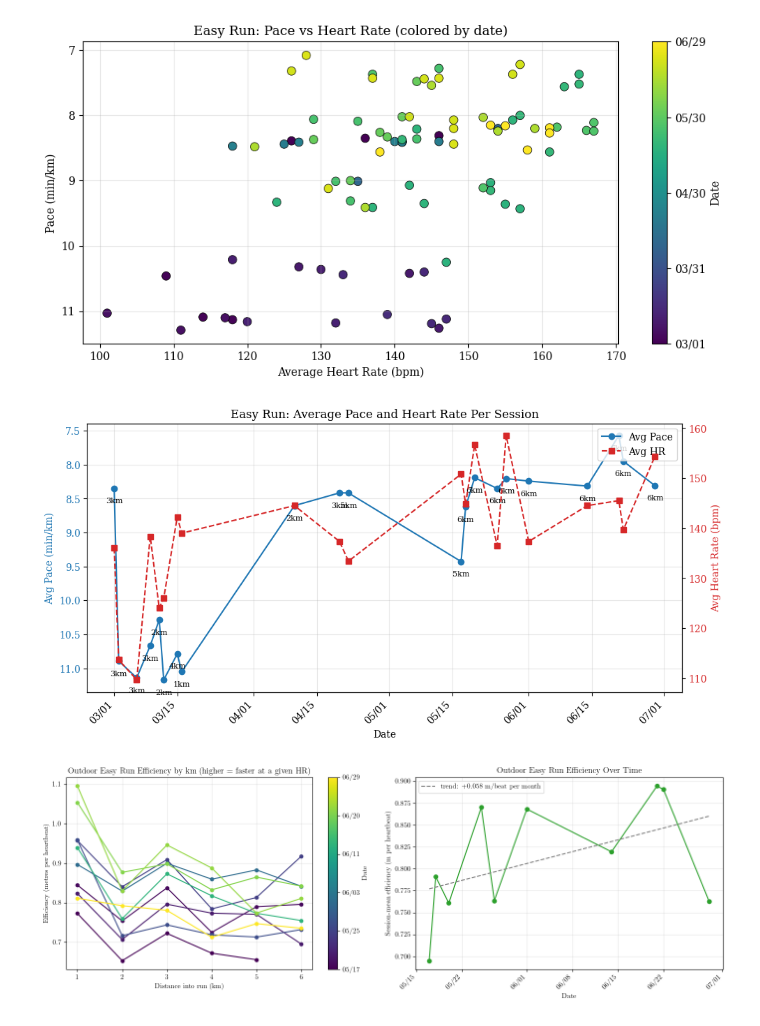
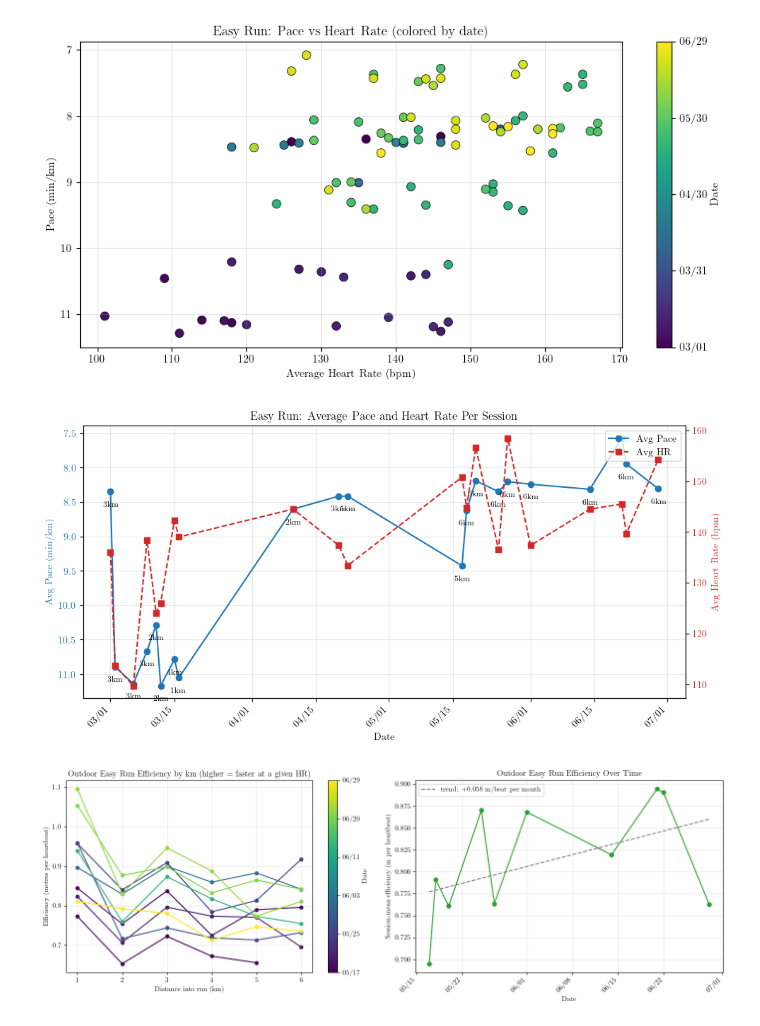
Before and after one commit to aidanvyas/human_evals, a Jupyter notebook: runbench.ipynb, the cells around one changed output. Drawn from its saved outputs; the diff is of its cells as text; code cells hidden in the pictures.

```diff
--- a/runbench.ipynb
+++ b/runbench.ipynb
@@ -3,8 +3,12 @@ import matplotlib.dates as mdates
 import matplotlib.pyplot as plt
 import pandas as pd
 
+# LaTeX must be on PATH for text.usetex; IDE-launched kernels often miss it
+import os
+os.environ["PATH"] = "/Library/TeX/texbin:" + os.environ.get("PATH", "")
+
 plt.rcParams.update({
-    'mathtext.fontset': 'cm',
+    'text.usetex': True,
     'font.family': 'serif',
 })
 
@@ -174,8 +178,12 @@ import pandas as pd
 from matplotlib.cm import viridis
 from matplotlib.colors import Normalize
 
+# LaTeX must be on PATH for text.usetex; IDE-launched kernels often miss it
+import os
+os.environ["PATH"] = "/Library/TeX/texbin:" + os.environ.get("PATH", "")
+
 plt.rcParams.update({
-    'mathtext.fontset': 'cm',
+    'text.usetex': True,
     'font.family': 'serif',
 })
 
@@ -222,35 +230,35 @@ color_hr = "tab:red"
 ax1.plot(session_avg["Date"], session_avg["avg_pace"], "o-", color=color_pace, label="Avg Pace")
 ax1.set_xlabel("Date")
 ax1.set_ylabel("Avg Pace (min/km)", color=color_pace)
 ax1.tick_params(axis="y", labelcolor=color_pace)
 ax1.invert_yaxis()
 
 ax2 = ax1.twinx()
 ax2.plot(session_avg["Date"], session_avg["avg_hr"], "s--", color=color_hr, label="Avg HR")
 ax2.set_ylabel("Avg Heart Rate (bpm)", color=color_hr)
 ax2.tick_params(axis="y", labelcolor=color_hr)
 
 # Annotate km count
 for _, row in session_avg.iterrows():
     ax1.annotate(f"{int(row['total_km'])}km",
                  (row["Date"], row["avg_pace"]),
                  textcoords="offset points", xytext=(0, -15),
                  ha="center", fontsize=8)
 
 ax1.set_title("Easy Run: Average Pace and Heart Rate Per Session")
 ax1.grid(visible=True, alpha=0.3)
 ax1.xaxis.set_major_formatter(mdates.DateFormatter("%m/%d"))
 plt.setp(ax1.get_xticklabels(), rotation=45, ha="right")
 
 # Combined legend
 lines1, labels1 = ax1.get_legend_handles_labels()
 lines2, labels2 = ax2.get_legend_handles_labels()
 ax1.legend(lines1 + lines2, labels1 + labels2, loc="upper right")
 
 plt.savefig("plots/easy_run_sessions.png", dpi=1000, bbox_inches="tight")
 # %% [output]
-[figure, old version]
+[figure, new version]
-[figure, old version]
+[figure, new version]
 # %%
 # --- Easy Run Efficiency (outdoor runs only): distance per heartbeat ---
 # "At a given heart rate for a given km, is my speed improving?"
```
Also changed, not shown: parts of 1 cell of this notebook, 9 other files.
